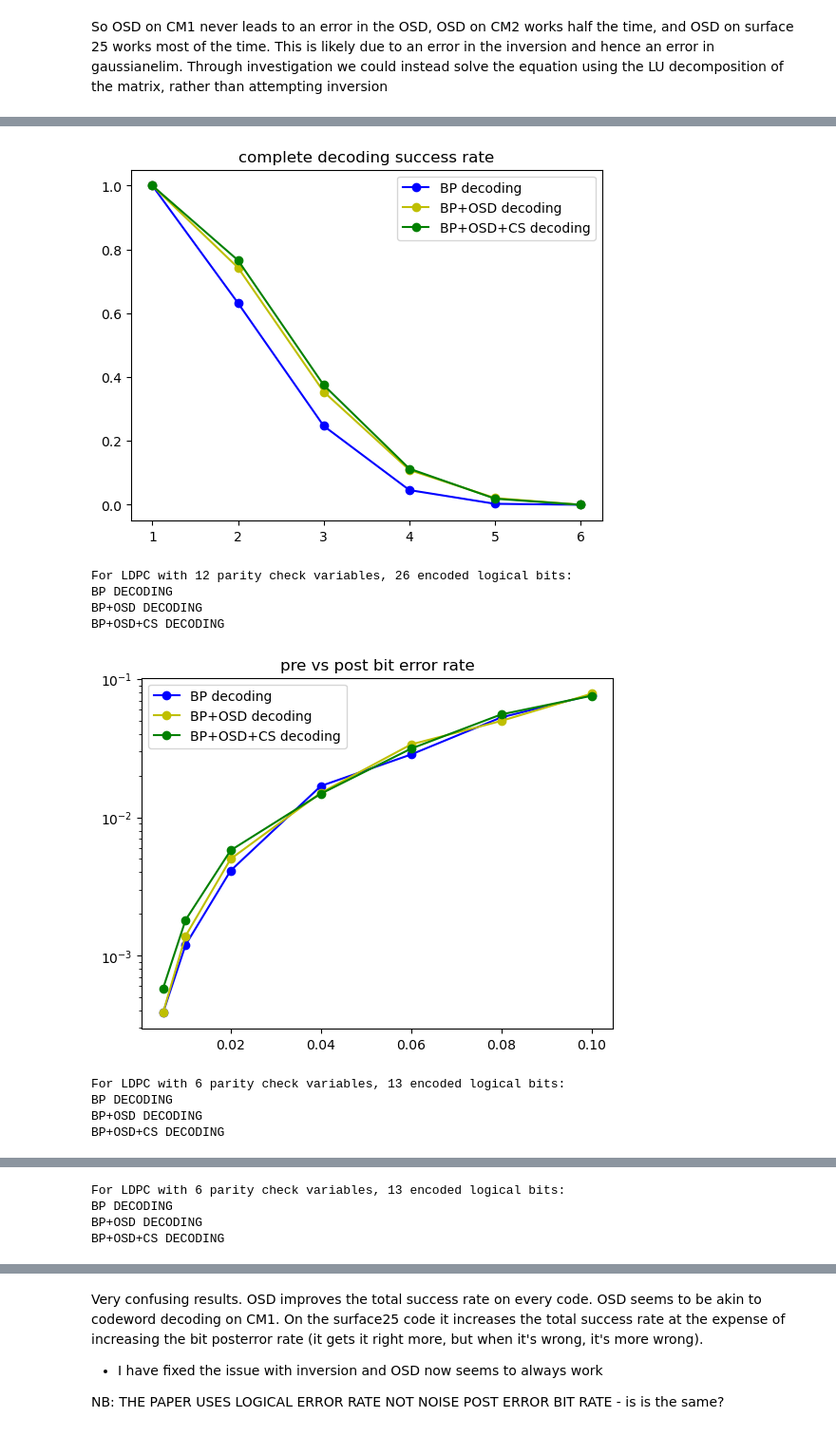
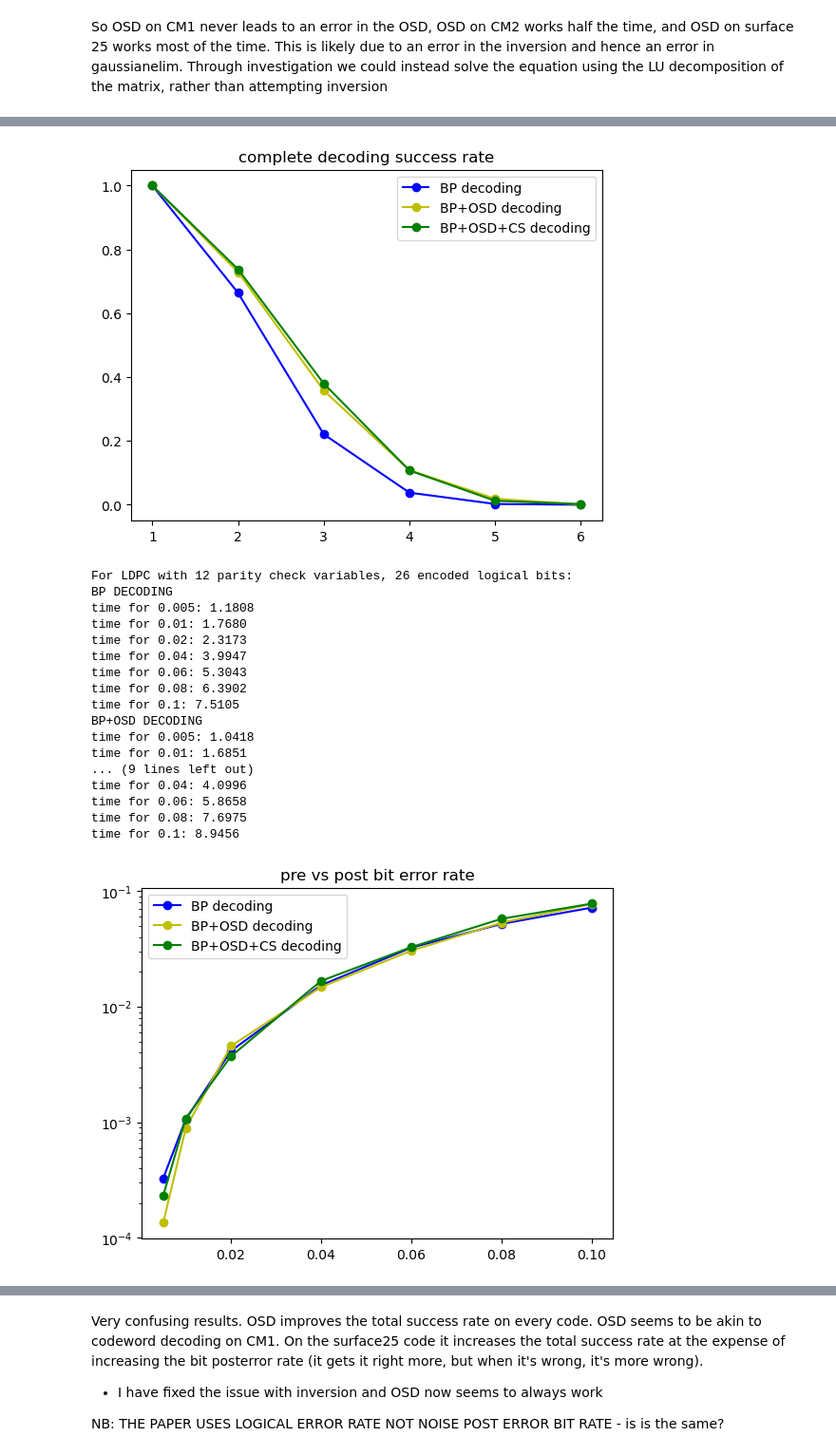
Before and after one commit to ramanodgers/beliefpropagation, a Jupyter notebook: QuantumBP.ipynb, the cells around one changed output, grey strips where cells are left out. Shown at 95% size. Cells and saved outputs as stored; diff of their text form; code cells hidden in the pictures.

```diff
--- a/QuantumBP.ipynb
+++ b/QuantumBP.ipynb
@@ -656,10 +569,7 @@ def tester (A, err_model, err_param,num=100, max_iter =30, only_error = False, v
 
         BP = syndrome_BP(H,syndrome,max_iter,p,OSD = OSD, higher = higher )
         est_error, maxed = BP.decoder()
-
         delta = np.sum(np.abs(error-est_error))
-
-
         #stabilizer condition
         added = np.remainder(error+est_error,2)
         for row in np.split(A,A.shape[0]):
@@ -669,8 +579,6 @@ def tester (A, err_model, err_param,num=100, max_iter =30, only_error = False, v
                     # print('its a stabilizer, made it correct')
                     # print(added)
                 delta = 0
-
-
         if verbose==3:
             if delta != 0:
                 if not maxed:
@@ -690,7 +598,7 @@ def tester (A, err_model, err_param,num=100, max_iter =30, only_error = False, v
 
     return success/num, counter
 
-def batch_tester(param_list, M, err_model = 'd', verbose = 0, OSD  = False,  higher = False,  num = 1000):
+def batch_tester(param_list, M, err_model = 'd', verbose = 0, OSD  = False,  higher = False,  num = 2000):
     #wrappper function to tester which returns statistics and prints with varying verbosity
 
     distance = np.min(np.sum(M, axis = 0)) + 1
@@ -740,16 +648,11 @@ def distance_plot_test(M, verbose = 0):
     #preprint
     distance = np.min(np.sum(M, axis = 0)) + 1
     print('For LDPC with ' + str(M.shape[0]) + " parity check variables, " + str(M.shape[1]) +  ' encoded logical bits:')
-    # print("distance: " +str(distance))
-    # print("correctable distance: " +str((distance-1)//2))
-    # print(code_rate(M), end = '\n\n')
-
     #testing
     print("BP DECODING")
     BP_results = batch_tester([1,2,3,4,5,6,], M, err_model = 'd', verbose = verbose, OSD  = False)
     print("BP+OSD DECODING")
     BPOSD_results = batch_tester([1,2,3,4,5,6,], M, err_model = 'd', verbose = verbose, OSD  = True)
-    differential = np.array(BPOSD_results[1]) - np.array(BP_results[1])
     print("BP+OSD+CS DECODING")
     CS_results = batch_tester([1,2,3,4,5,6,], M, err_model = 'd', verbose = verbose, higher  = True)
 
@@ -757,10 +660,9 @@ def distance_plot_test(M, verbose = 0):
     plt.plot(BP_results[0], BP_results[1], 'bo-',label = "BP decoding")
     plt.plot(BPOSD_results[0], BPOSD_results[1], 'yo-',label = "BP+OSD decoding")
     plt.plot(CS_results[0], CS_results[1], 'go-',label = "BP+OSD+CS decoding")
-    # plt.plot(BPOSD_results[0], differential, 'go-',label = "BPOSD - BP")
     plt.legend()
     plt.title('complete decoding success rate')
-    plt.savefig("pcm17BPBPOSDdistancetest.png")
+    plt.savefig("HGPrep3distancetest.png")
     plt.show()
 
 
@@ -770,16 +672,10 @@ def rate_plot_test(M, verbose = 0):
     #preprint
     distance = np.min(np.sum(M, axis = 0)) + 1
     print('For LDPC with ' + str(M.shape[0]) + " parity check variables, " + str(M.shape[1]) +  ' encoded logical bits:')
-    # print("distance: " +str(distance))
-    # print("correctable distance: " +str((distance-1)//2))
-    # print(code_rate(M), end = '\n\n')
-
     print("BP DECODING")
     BP_results = batch_tester([0.005,0.01,0.02,0.04,0.06,0.08,0.1], M, err_model = 'p', verbose = verbose, OSD = False)
     print("BP+OSD DECODING")
     BPOSD_results = batch_tester([0.005,0.01,0.02,0.04,0.06,0.08,0.1], M, err_model = 'p', verbose = verbose, OSD  =True)
-    differential = np.array(BP_results[3]) - np.array(BPOSD_results[3])
-
     print("BP+OSD+CS DECODING")
     CS_results = batch_tester([0.005,0.01,0.02,0.04,0.06,0.08,0.1], M, err_model = 'p', verbose = verbose, higher  =True)
 
@@ -787,12 +683,10 @@ def rate_plot_test(M, verbose = 0):
     plt.plot(BP_results[2], BP_results[3], 'bo-',label = "BP decoding")
     plt.plot(BPOSD_results[2], BPOSD_results[3], 'yo-',label = "BP+OSD decoding")
     plt.plot(CS_results[2], CS_results[3], 'go-',label = "BP+OSD+CS decoding")
-    # plt.plot(BPOSD_results[2], differential, 'go-',label = "BP - BPOSD")
-
     plt.yscale('log')
     plt.title('pre vs post bit error rate')
     plt.legend()
-    plt.savefig("pcm17BPBPOSDratetest.png")
+    plt.savefig("HGPrep3ratetest.png")
     plt.show()
 # %%
 # print(pcm17)
@@ -814,9 +709,9 @@ time for 4: 0.0075
 # %% [markdown]
 So OSD on CM1 never leads to an error in the OSD, OSD on CM2 works half the time, and OSD on surface 25 works most of the time. This is likely due to an error in the inversion and hence an error in gaussianelim. Through investigation we could instead solve the equation using the LU decomposition of the matrix, rather than attempting inversion
 # %%
-for M in [HGPrep3,surface25,CM2,CM1]:
-    distance_plot_test(M, verbose = 0)
-    rate_plot_test(M, verbose =0)
+for M in [HGPrep3]:
+    distance_plot_test(M, verbose = 1)
+    rate_plot_test(M, verbose =1)
 # %% [output]
 For LDPC with 12 parity check variables, 26 encoded logical bits:
 BP DECODING
@@ -825,10 +733,19 @@ BP+OSD+CS DECODING
-[figure, old version]
+[figure, new version]
 For LDPC with 12 parity check variables, 26 encoded logical bits:
 BP DECODING
+time for 0.005: 1.1808
+time for 0.01: 1.7680
+time for 0.02: 2.3173
+time for 0.04: 3.9947
+time for 0.06: 5.3043
+time for 0.08: 6.3902
+time for 0.1: 7.5105
 BP+OSD DECODING
-BP+OSD+CS DECODING
+time for 0.005: 1.0418
+time for 0.01: 1.6851
+... (9 lines left out)
+time for 0.04: 4.0996
+time for 0.06: 5.8658
+time for 0.08: 7.6975
+time for 0.1: 8.9456
-[figure, old version]
+[figure, new version]
-For LDPC with 6 parity check variables, 13 encoded logical bits:
-BP DECODING
-BP+OSD DECODING
-BP+OSD+CS DECODING
@@ -836,4 +751,0 @@ BP+OSD+CS DECODING
-For LDPC with 6 parity check variables, 13 encoded logical bits:
-BP DECODING
-BP+OSD DECODING
-BP+OSD+CS DECODING
```
Also changed, not shown: parts of 3 cells of this notebook, 18 other files.
